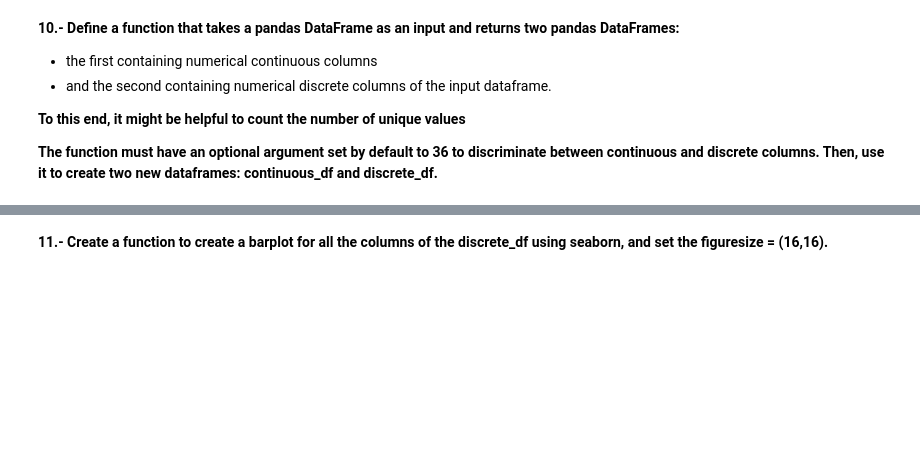
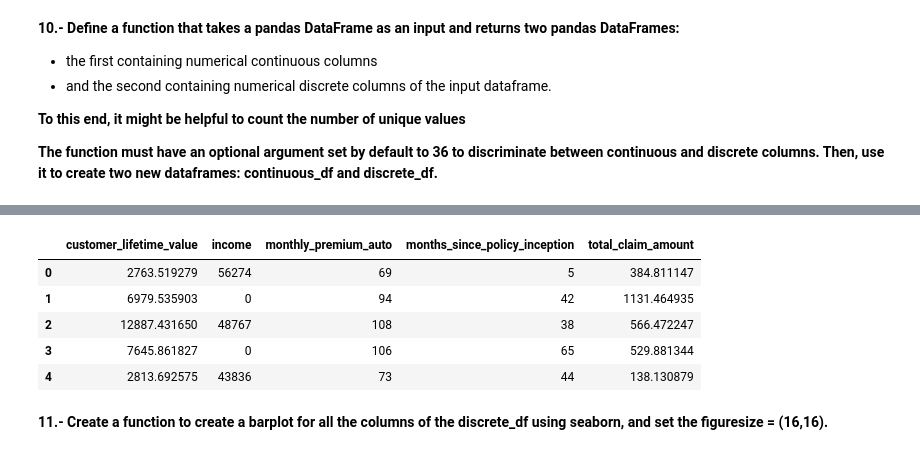
Before and after one commit to marina-lc16/lab-cleaning-numerical-data, a Jupyter notebook: Lab_cleaning_numerical_data.ipynb, the cells around one changed output, grey strips where cells are left out. Saved outputs shown, nothing was run; the diff lists cells and outputs as text; code cells hidden in the pictures; blank space fills up the shorter version.

```diff
--- a/Lab_cleaning_numerical_data.ipynb
+++ b/Lab_cleaning_numerical_data.ipynb
@@ -273,2 +230,11 @@ Numerical discrete columns
+# %%
+continuous_df.head()
+# %% [output]
+|  | customer_lifetime_value | income | monthly_premium_auto | months_since_policy_inception | total_claim_amount |
+| 0 | 2763.519279 | 56274 | 69 | 5 | 384.811147 |
+| 1 | 6979.535903 | 0 | 94 | 42 | 1131.464935 |
+| 2 | 12887.431650 | 48767 | 108 | 38 | 566.472247 |
+| 3 | 7645.861827 | 0 | 106 | 65 | 529.881344 |
+| 4 | 2813.692575 | 43836 | 73 | 44 | 138.130879 |
 # %% [markdown]
 **11.- Create a function to create a barplot for all the columns of the discrete_df using seaborn, and set the figuresize = (16,16).**
```
Also changed, not shown: parts of 31 cells of this notebook.
